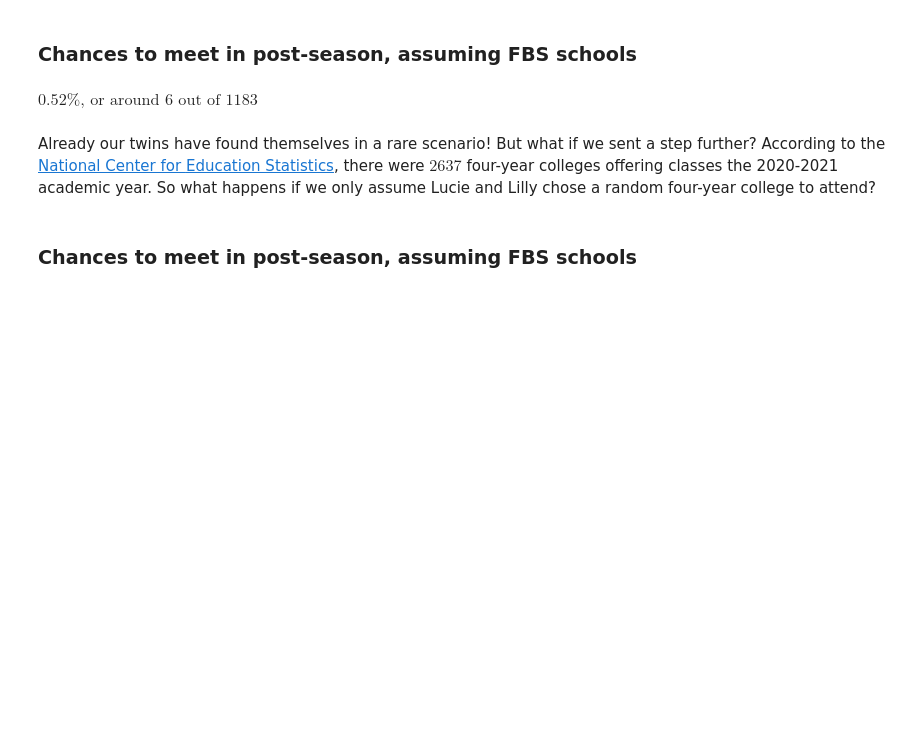
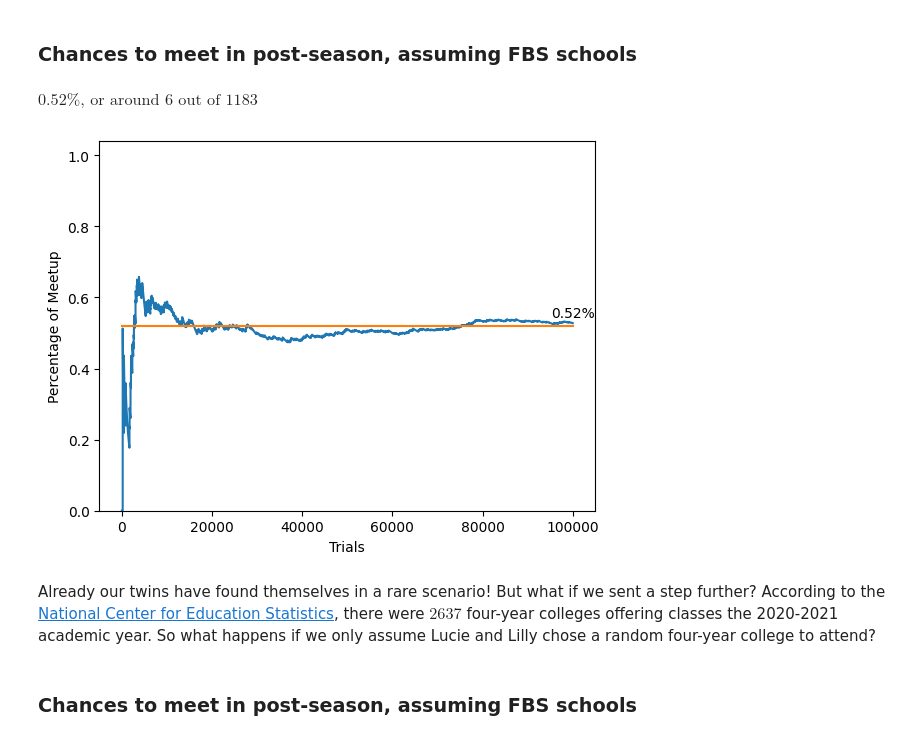
Before and after one commit to StevenClontz/twin-postseason-odds, a Jupyter notebook: notebook.ipynb, the cells around one changed output. Cells and saved outputs as stored; diff of their text form; code cells hidden in the pictures; blank space fills up the shorter version.

```diff
--- a/notebook.ipynb
+++ b/notebook.ipynb
@@ -82,6 +118,10 @@ display(Math(f"{overall_chances*100:.2f}\\% \\text{{, or around {82*81*92 // 100
 # %% [output]
 ### Chances to meet in post-season, assuming FBS schools
 $\displaystyle 0.52\% \text{, or around 6 out of 1183}$
+# %%
+simulate_meetup(teams=134, trials=100_000, prediction=0.52)
+# %% [output]
+[figure, added]
 # %% [markdown]
 Already our twins have found themselves in a rare scenario! But what if we sent a step further? According to the [National Center for
 Education Statistics](https://nces.ed.gov/fastfacts/display.asp?id=1122), there were $2637$ four-year colleges offering classes the 2020-2021 academic year. So what happens if we only assume Lucie and Lilly chose a random four-year college to attend?
```
Also changed, not shown: parts of 5 cells of this notebook.
